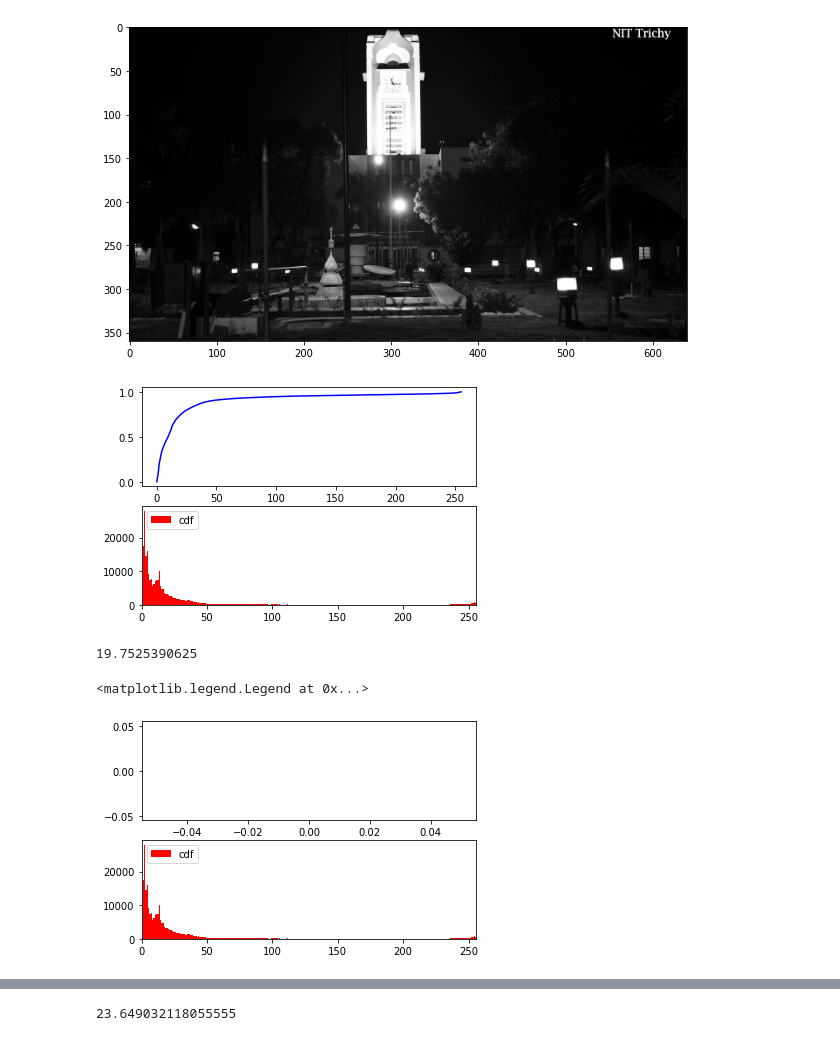
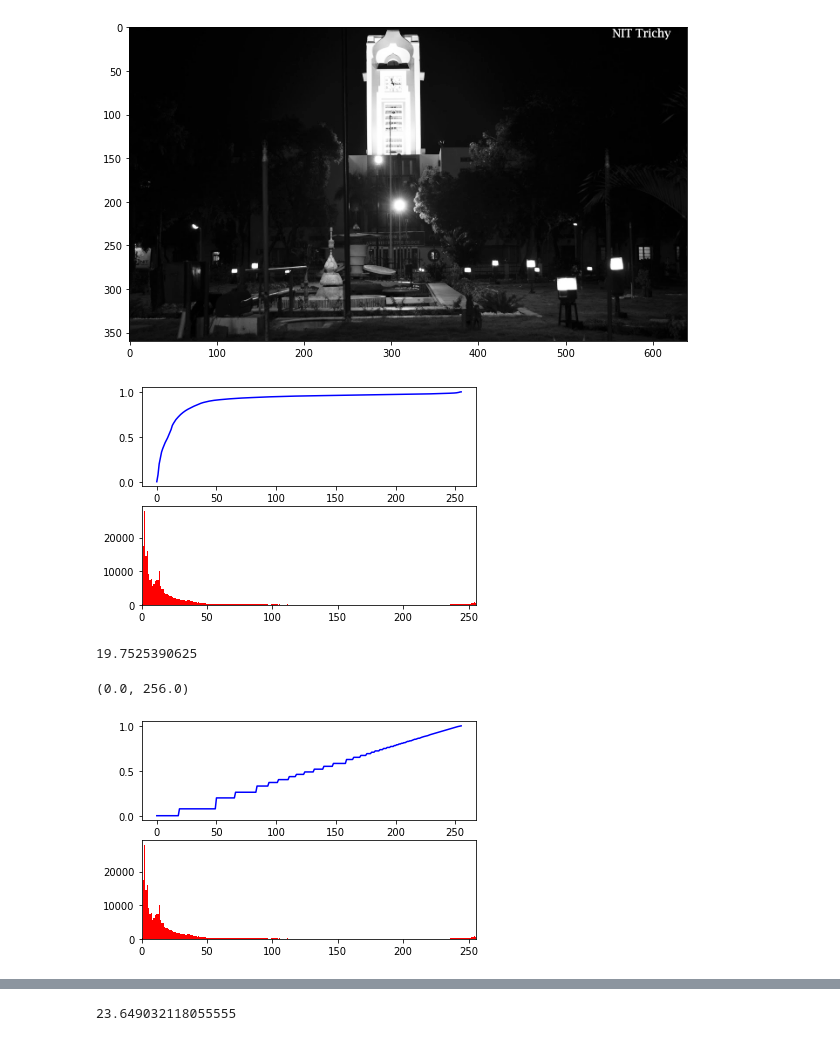
Before and after one commit to barath99/Image-Enhancement-Techniques, a Jupyter notebook: ECHO_histogram_equalization.ipynb, the cells around one changed output, grey strips where cells are left out. Drawn from its saved outputs; the diff is of its cells as text; code cells hidden in the pictures.

```diff
--- a/ECHO_histogram_equalization.ipynb
+++ b/ECHO_histogram_equalization.ipynb
@@ -39,13 +39,13 @@ def hist_and_plot(img):
   ax[0].plot(cdf_normalized, color = 'b')
   ax[1].hist(img.flatten(),256,[0,256], color = 'r')
   plt.xlim([0,256])
-  plt.legend(('cdf','histogram'), loc = 'upper left')
+  # plt.legend(('cdf','histogram'))
   plt.show()
   return cdf_normalized
 # %%
 cdf_normalized = hist_and_plot(img)
 # %% [output]
-[figure, old version]
+[figure, new version]
 # %%
 X0 = 0
 Xl = 255
@@ -59,18 +59,16 @@ print(histf(1))
 # %%
 hist_img = np.array(list(map(histf, img.flatten())))
 hist,bins = np.histogram(hist_img,256,[0,256])
 cdf = hist.cumsum()
 cdf_normalized = cdf / cdf.max()
-cdf_normalized = cdf * hist.max()/ cdf.max()
-# cdf_normalized = hist_and_plot(img)
 fig, ax = plt.subplots(2,1)
 ax[0].plot(cdf_normalized, color = 'b')
 ax[1].hist(img.flatten(),256,[0,256], color = 'r')
 plt.xlim([0,256])
-plt.legend(('cdf','histogram'), loc = 'upper left')
+# plt.legend(('cdf','histogram'))
 # %% [output]
-<matplotlib.legend.Legend at 0x...>
+(0.0, 256.0)
-[figure, old version]
+[figure, new version]
 # %%
 plt.figure(figsize=(10, 10))
 img_ret_he = hist_img.reshape(ishape)
```
Also changed, not shown: parts of 10 cells of this notebook.
